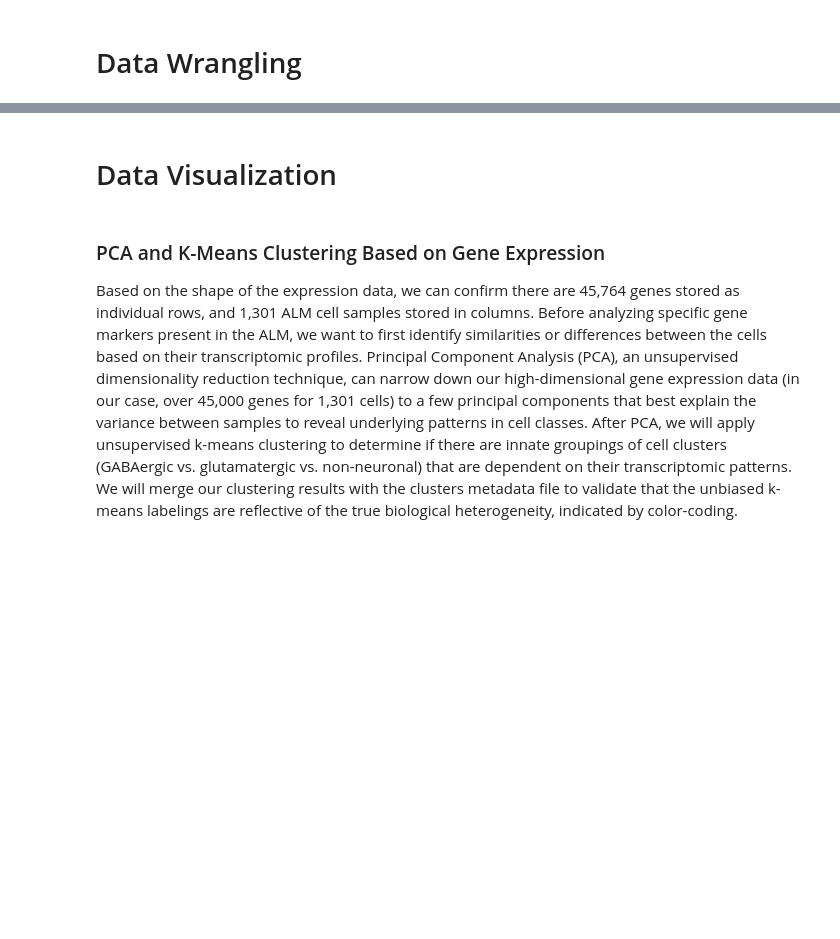
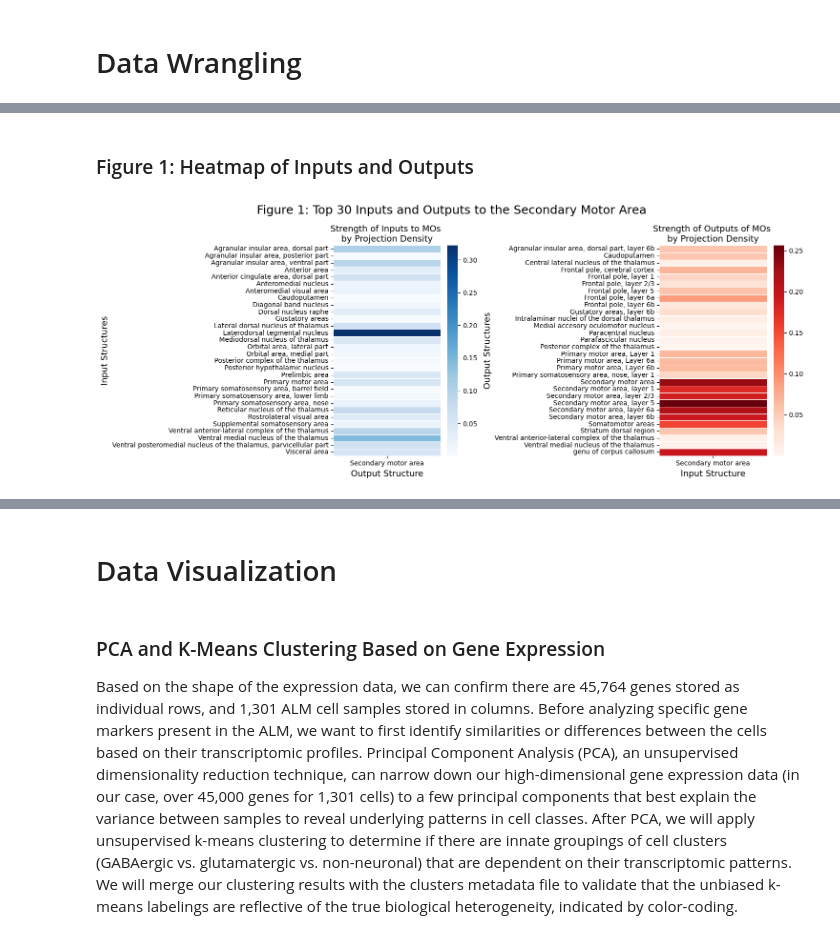
Before and after one commit to cbn003/FinalProject, a Jupyter notebook: FinalProjectCode.ipynb, the cells around one changed output, grey strips where cells are left out. Drawn from its saved outputs; the diff is of its cells as text; code cells hidden in the pictures; blank space fills up the shorter version.

```diff
--- a/FinalProjectCode.ipynb
+++ b/FinalProjectCode.ipynb
@@ -18,0 +127,12 @@ import scanpy as sc
+# %%
+# Merge injection and projection data
+merged_input_df = pd.merge(input_experiments, input_projection_df, on='experiment_id', how='inner')
+merged_output_df = pd.merge(output_experiments, output_projection_df, on='experiment_id', how='inner')
+
+# Compute normalized projection density and add column to DataSets
+merged_input_df['normalized_projection_density'] = merged_input_df['projection_density'] / merged_input_df['injection_volume']
+merged_output_df['normalized_projection_density'] = merged_output_df['projection_density'] / merged_output_df['injection_volume']
+
+# Print column names to confirm merge of DataSets and addition of normalized_projection_density column
+print(merged_input_df.columns)
+print(merged_output_df.columns)
@@ -18,0 +157,52 @@ import scanpy as sc
+# %% [markdown]
+### Figure 1: Heatmap of Inputs and Outputs
+# %%
+# Create pivot table for inputs (rows: injection structures, cols: output structures)
+
+top_30_input = merged_input_df.groupby('injection_structure_name')['projection_density'].mean().nlargest(30).index
+filtered_input_df = merged_input_df[merged_input_df['injection_structure_name'].isin(top_30_input)]
+
+top_30_output = merged_output_df.groupby('structure_name')['normalized_projection_density'].mean().nlargest(30).index
+filtered_output_df = merged_output_df[merged_output_df['structure_name'].isin(top_30_output)]
+
+
+input_pivot = filtered_input_df.pivot_table(
+    index="injection_structure_name",
+    columns="structure_name",
+    values="normalized_projection_density",
+    aggfunc="median"  # Can change to "sum" or another metric if needed
+)
+
+# Create pivot table for outputs (rows: output structures, cols: injection structures)
+#filtered_output_df = filtered_output_df[filtered_output_df['projection_density'] > 0.05]
+output_pivot = filtered_output_df.pivot_table(
+    index="structure_name",
+    columns="injection_structure_name",
+    values="normalized_projection_density",
+    aggfunc="median"
+)
+
+# Plot heatmap for input structures
+fig, axes = plt.subplots(1, 2, figsize=(15, 6))
+
+sns.heatmap(input_pivot, cmap="Blues", ax=axes[0], linewidths=0.5)
+axes[0].set_title("Strength of Inputs to MOs \nby Projection Density", size =13)
+axes[0].set_xlabel("Output Structure", size=13)
+axes[0].set_ylabel("Input Structures", size=13)
+
+
+# Plot heatmap for output structures
+sns.heatmap(output_pivot, cmap="Reds", ax=axes[1], linewidths=0.5)
+axes[1].set_title("Strength of Outputs of MOs \nby Projection Density", size=13)
+axes[1].set_xlabel("Input Structure", size=13)
+axes[1].set_ylabel("Output Structures", size=13)
+
+# Set whole figure title
+fig.suptitle("Figure 1: Top 30 Inputs and Outputs to the Secondary Motor Area", fontsize=18)
+
+plt.subplots_adjust(wspace=1.8)
+# Show plots
+plt.tight_layout()
+plt.show()
+# %% [output]
+[figure, added]
```
Also changed, not shown: parts of 29 cells of this notebook.
